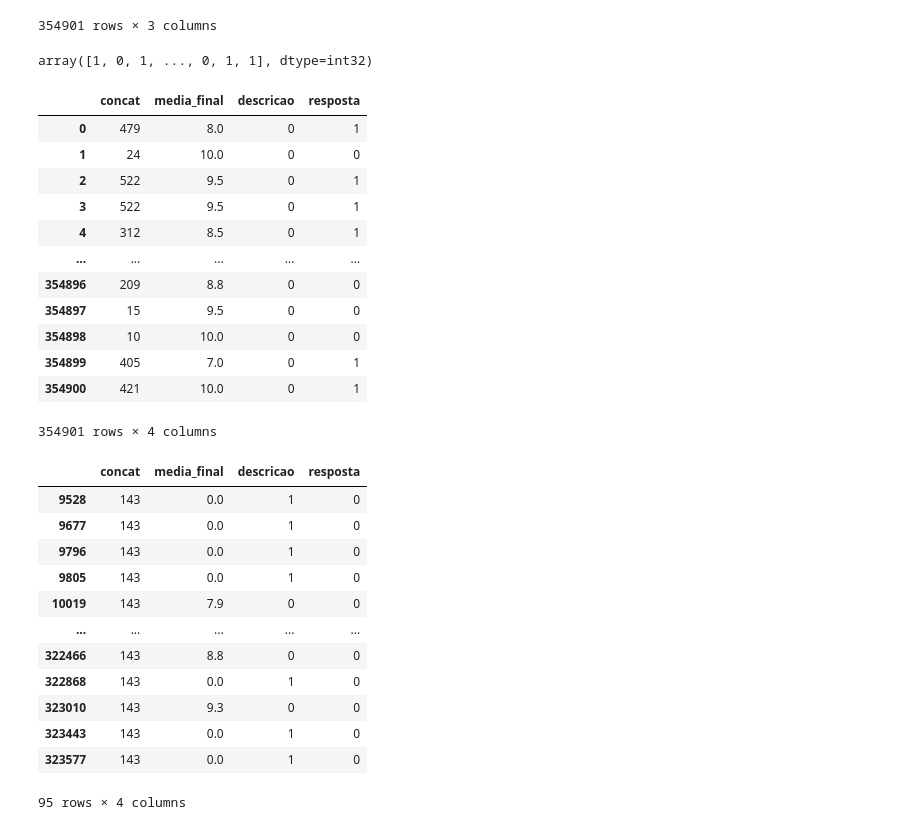
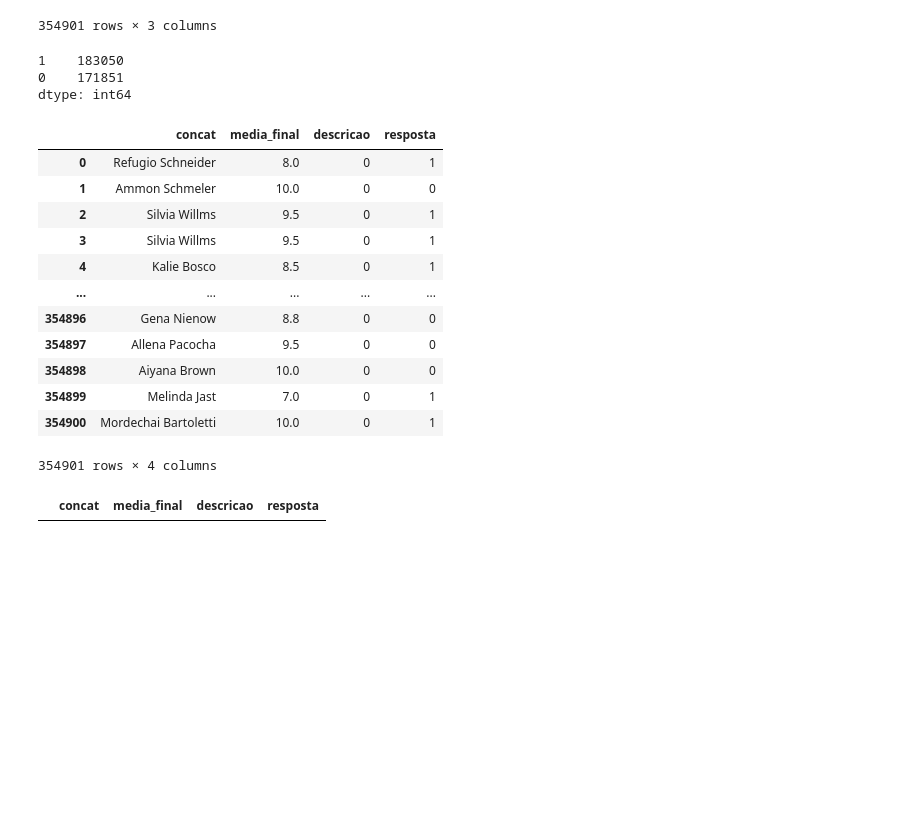
Before and after one commit to rafaelperazzo/notasSIGAA, a Jupyter notebook: notas_sigaa.ipynb, the cells around one changed output. Saved outputs shown, nothing was run; the diff lists cells and outputs as text; code cells hidden in the pictures; blank space fills up the shorter version.

```diff
--- a/notas_sigaa.ipynb
+++ b/notas_sigaa.ipynb
@@ -30,6 +30,8 @@ leFe = preprocessing.LabelEncoder()
 leFe.fit(df['concat'])
 leFe.transform(df['concat'])
 df['concat'] = leFe.transform(df['concat'])
-leFe.fit(df['descricao'])
-leFe.transform(df['descricao'])
-df['descricao'] = leFe.transform(df['descricao'])
+leFeD = preprocessing.LabelEncoder()
+leFeD.fit(df['descricao'])
+leFeD.transform(df['descricao'])
+df['descricao'] = leFeD.transform(df['descricao'])
+leFeD.inverse_transform(df['descricao'].unique())
@@ -57,42 +62,31 @@ kmeans = KMeans(n_clusters=2, init='random').fit(X)
 # %%
 s = pd.Series(kmeans.labels_)
 s.value_counts()
-kmeans.labels_
 # %% [output]
-array([1, 0, 1, ..., 0, 1, 1], dtype=int32)
+1    183050
+0    171851
+dtype: int64
 # %%
 X["resposta"] = s
-#X.concat = leFe.inverse_transform(X.concat)
-#X.descricao = leFe.inverse_transform(X.descricao)
+X.concat = leFe.inverse_transform(X.concat)
+#X.descricao = leFeD.inverse_transform(X.descricao)
 X
 # %% [output]
 |  | concat | media_final | descricao | resposta |
-| 0 | 479 | 8.0 | 0 | 1 |
-| 1 | 24 | 10.0 | 0 | 0 |
-| 2 | 522 | 9.5 | 0 | 1 |
-| 3 | 522 | 9.5 | 0 | 1 |
-| 4 | 312 | 8.5 | 0 | 1 |
+| 0 | Refugio Schneider | 8.0 | 0 | 1 |
+| 1 | Ammon Schmeler | 10.0 | 0 | 0 |
+| 2 | Silvia Willms | 9.5 | 0 | 1 |
+| 3 | Silvia Willms | 9.5 | 0 | 1 |
+| 4 | Kalie Bosco | 8.5 | 0 | 1 |
 | ... | ... | ... | ... | ... |
-| 354896 | 209 | 8.8 | 0 | 0 |
-| 354897 | 15 | 9.5 | 0 | 0 |
-| 354898 | 10 | 10.0 | 0 | 0 |
-| 354899 | 405 | 7.0 | 0 | 1 |
-| 354900 | 421 | 10.0 | 0 | 1 |
+| 354896 | Gena Nienow | 8.8 | 0 | 0 |
+| 354897 | Allena Pacocha | 9.5 | 0 | 0 |
+| 354898 | Aiyana Brown | 10.0 | 0 | 0 |
+| 354899 | Melinda Jast | 7.0 | 0 | 1 |
+| 354900 | Mordechai Bartoletti | 10.0 | 0 | 1 |
 354901 rows × 4 columns
 # %%
-X.query("concat==143")
+X.query("concat==4")
 # %% [output]
 |  | concat | media_final | descricao | resposta |
-| 9528 | 143 | 0.0 | 1 | 0 |
-| 9677 | 143 | 0.0 | 1 | 0 |
-| 9796 | 143 | 0.0 | 1 | 0 |
-| 9805 | 143 | 0.0 | 1 | 0 |
-| 10019 | 143 | 7.9 | 0 | 0 |
-| ... | ... | ... | ... | ... |
-| 322466 | 143 | 8.8 | 0 | 0 |
-| 322868 | 143 | 0.0 | 1 | 0 |
-| 323010 | 143 | 9.3 | 0 | 0 |
-| 323443 | 143 | 0.0 | 1 | 0 |
-| 323577 | 143 | 0.0 | 1 | 0 |
-95 rows × 4 columns
 # %%
```
Also changed, not shown: parts of 14 cells of this notebook.
